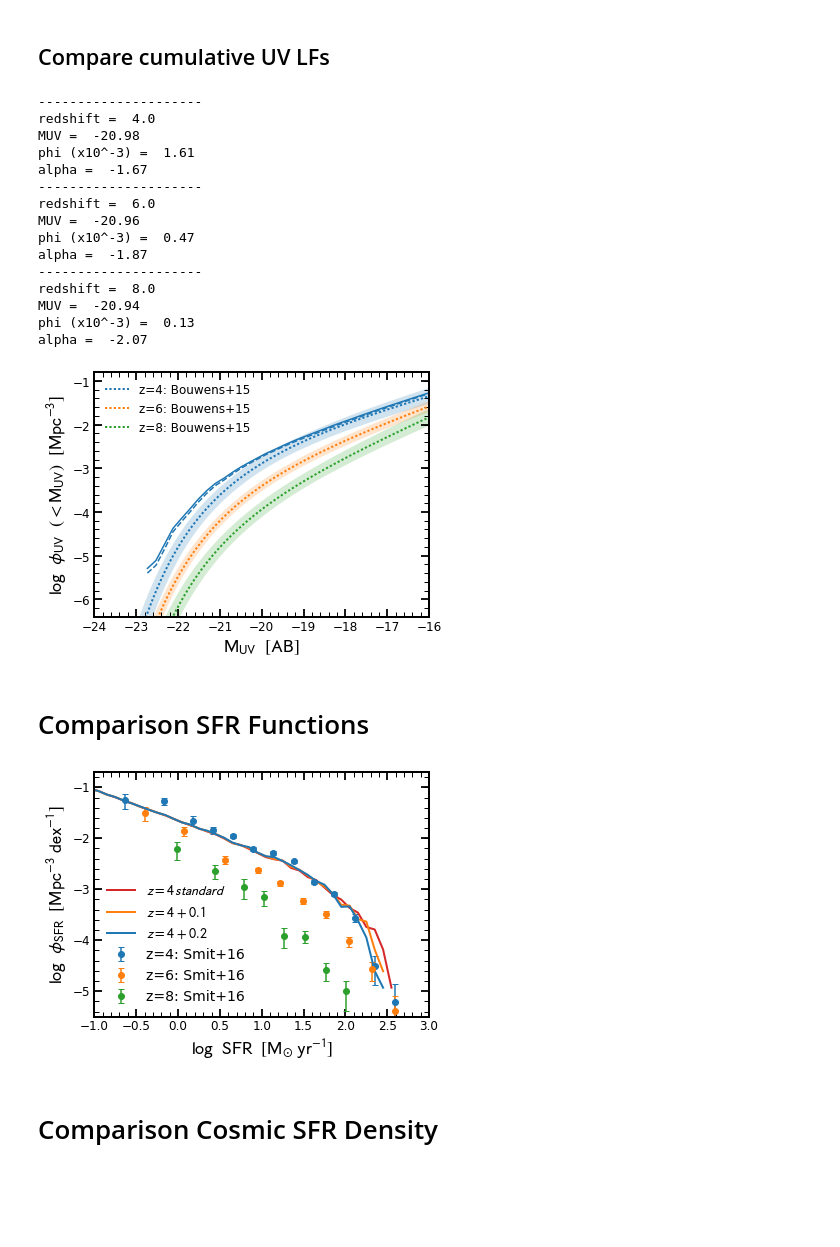
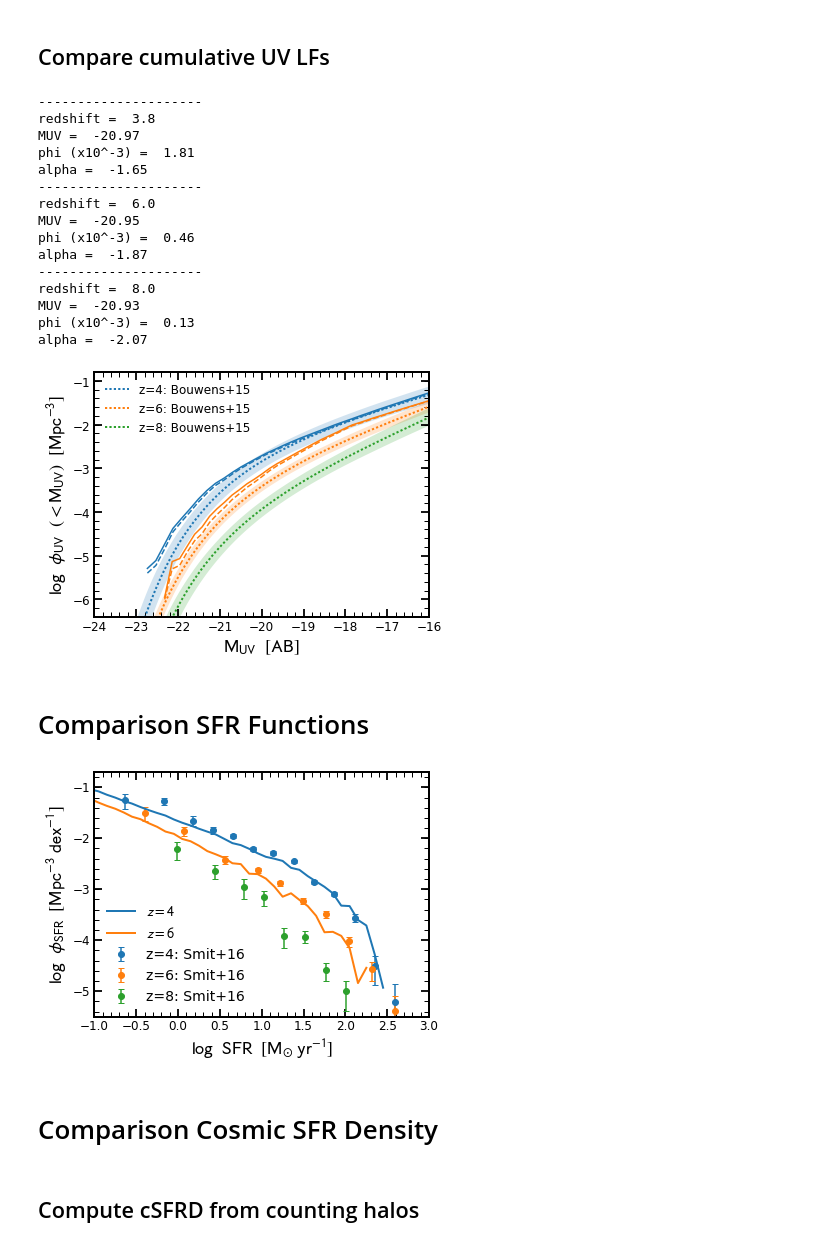
Before and after one commit to stacchella/halo_model, a Jupyter notebook: scripts/Comparison_UV_Observables.ipynb, the cells around one changed output. Cells and saved outputs as stored; diff of their text form; code cells hidden in the pictures; blank space fills up the shorter version.

Commit message:
updated redshift

```diff
--- a/scripts/Comparison_UV_Observables.ipynb
+++ b/scripts/Comparison_UV_Observables.ipynb
@@ -295,12 +295,12 @@ for ii in range(len(redshift_plot)):
     plot_datapoints_observations(ax, LF_obs_dict, redshift_plot[ii], color_plot[ii], label_plot[ii])
 
 
-for ii in range(len(redshift_plot))[0:1]:
+for ii in range(len(redshift_plot))[0:2]:
     mag_bins_center, LF = compute_LF(path_SP_cat + 'SFH_z' + redshift_plot[ii] + '_constant_with_L.hdf5', volume_box, cumulative=False, add_dust=True, redshift_in=float(redshift_plot[ii]), completeness_correction=True, completeness_correction_type='numerical')
     ax.plot(mag_bins_center, np.log10(LF), '-', color=color_plot[ii])
 
 
-for ii in range(len(redshift_plot))[0:1]:
+for ii in range(len(redshift_plot))[0:2]:
     mag_bins_center, LF = compute_LF(path_SP_cat + 'SFH_z' + redshift_plot[ii] + '_constant_with_L.hdf5', volume_box, cumulative=False, add_dust=True, redshift_in=float(redshift_plot[ii]), completeness_correction=False)
     ax.plot(mag_bins_center, np.log10(LF), '--', color=color_plot[ii])
 
@@ -322,23 +322,23 @@ plt.show()
 # get observed, cumulative UV LF from Bouwens et al 2015
 
 list_mag_in = np.linspace(-30.0, -15.0, num=1000)
-list_mag_z4, UVLF_z4_median, UVLF_z4_P16, UVLF_z4_P84 = UV_LF_Bouwens15(list_mag_in, 4.0, num_of_draws=1000, cumulative=True, do_dust_corr=False)
+list_mag_z4, UVLF_z4_median, UVLF_z4_P16, UVLF_z4_P84 = UV_LF_Bouwens15(list_mag_in, 3.8, num_of_draws=1000, cumulative=True, do_dust_corr=False)
 list_mag_z6, UVLF_z6_median, UVLF_z6_P16, UVLF_z6_P84 = UV_LF_Bouwens15(list_mag_in, 6.0, num_of_draws=1000, cumulative=True, do_dust_corr=False)
 list_mag_z8, UVLF_z8_median, UVLF_z8_P16, UVLF_z8_P84 = UV_LF_Bouwens15(list_mag_in, 8.0, num_of_draws=1000, cumulative=True, do_dust_corr=False)
 # %% [output]
 ---------------------
-redshift =  4.0
-MUV =  -20.98
-phi (x10^-3) =  1.61
-alpha =  -1.67
+redshift =  3.8
+MUV =  -20.97
+phi (x10^-3) =  1.81
+alpha =  -1.65
 ---------------------
 redshift =  6.0
-MUV =  -20.96
-phi (x10^-3) =  0.47
+MUV =  -20.95
+phi (x10^-3) =  0.46
 alpha =  -1.87
 ---------------------
 redshift =  8.0
-MUV =  -20.94
+MUV =  -20.93
 phi (x10^-3) =  0.13
 alpha =  -2.07
 # %%
@@ -357,12 +357,12 @@ ax.plot(list_mag_z8, np.log10(UVLF_z8_median), ':', color=color_plot[2], lw=2, l
 ax.fill_between(list_mag_z8, np.log10(UVLF_z8_P16), np.log10(UVLF_z8_P84), color=color_plot[2], lw=0.0, alpha=0.2)
 
 
-for ii in range(len(redshift_plot))[0:1]:
+for ii in range(len(redshift_plot))[0:2]:
     mag_bins_center, LF = compute_LF(path_SP_cat + 'SFH_z' + redshift_plot[ii] + '_constant_with_L.hdf5', volume_box, cumulative=True, add_dust=True, redshift_in=float(redshift_plot[ii]), completeness_correction=True, completeness_correction_type='numerical')
     ax.plot(mag_bins_center, np.log10(LF), '-', color=color_plot[ii])
 
 
-for ii in range(len(redshift_plot))[0:1]:
+for ii in range(len(redshift_plot))[0:2]:
     mag_bins_center, LF = compute_LF(path_SP_cat + 'SFH_z' + redshift_plot[ii] + '_constant_with_L.hdf5', volume_box, cumulative=True, add_dust=True, redshift_in=float(redshift_plot[ii]), completeness_correction=False)
     ax.plot(mag_bins_center, np.log10(LF), '--', color=color_plot[ii])
 
@@ -377,7 +377,7 @@ plt.legend(frameon=False, fontsize=12)
 plt.savefig(path_figures + 'UV_LF_cumulative.pdf', bbox_inches='tight')
 plt.show()
 # %% [output]
-[figure, old version]
+[figure, new version]
 # %%
 UV_mag_limit = -17.0  # Oesch+18 => but is it dust corrected?
 
@@ -535,10 +534,10 @@ SFRFct_obs_dict['8'] = np.array([SFR_list, phi_list, phi_err_list_neg, phi_err_l
 # read in model
 # take average SFR over past 200 Myr (UV SFR)
 
-SFR_bins_center_z4, SFR_fct_model_z4 = compute_SFR_Fct(path_SFH_cat + 'SFH_z4_constant_standard.hdf5', volume_box, cumulative=False, redshift_in=4.0, completeness_correction=True)
-SFR_bins_center_z41, SFR_fct_model_z41 = compute_SFR_Fct(path_SFH_cat + 'SFH_z4_constant_+0.1.hdf5', volume_box, cumulative=False, redshift_in=4.0, completeness_correction=True)
-SFR_bins_center_z42, SFR_fct_model_z42 = compute_SFR_Fct(path_SFH_cat + 'SFH_z4_constant_+0.2.hdf5', volume_box, cumulative=False, redshift_in=4.0, completeness_correction=True)
+SFR_bins_center_z4, SFR_fct_model_z4 = compute_SFR_Fct(path_SP_cat + 'SFH_z4_constant_with_L.hdf5', volume_box, cumulative=False, redshift_in=4.0, completeness_correction=True)
+SFR_bins_center_z6, SFR_fct_model_z6 = compute_SFR_Fct(path_SP_cat + 'SFH_z6_constant_with_L.hdf5', volume_box, cumulative=False, redshift_in=6.0, completeness_correction=True)
+#SFR_bins_center_z41, SFR_fct_model_z41 = compute_SFR_Fct(path_SFH_cat + 'SFH_z4_constant_+0.1.hdf5', volume_box, cumulative=False, redshift_in=4.0, completeness_correction=True)
+#SFR_bins_center_z42, SFR_fct_model_z42 = compute_SFR_Fct(path_SFH_cat + 'SFH_z4_constant_+0.2.hdf5', volume_box, cumulative=False, redshift_in=4.0, completeness_correction=True)
 #SFR_bins_center_z43, SFR_fct_model_z43 = compute_SFR_Fct(path_SFH_cat + 'SFH_z4_constant_0.26.hdf5', volume_box, cumulative=False, redshift_in=4.0, completeness_correction=True)
 #SFR_bins_center_z4, SFR_fct_model_z4 = compute_SFR_Fct(path_SP_cat + 'SFH_z4_constant_with_L.hdf5', volume_box, cumulative=False, redshift_in=4.0, completeness_correction=True)
-#SFR_bins_center_z6, SFR_fct_model_z6 = compute_SFR_Fct(path_SP_cat + 'SFH_z6_constant_with_L_M05.hdf5', volume_box, cumulative=False, redshift_in=6.0, completeness_correction=True)
 # %%
@@ -556,37 +555,38 @@ label_plot = ['z=4: Smit+16', 'z=6: Smit+16', 'z=8: Smit+16']
 fig, ax = plt.subplots(nrows=1, ncols=1, figsize=(6, 4.5))
 
 # Observations
 #ax.plot(np.log10(SFR_list_z4), np.log10(SFR_fct_z4), '--', color='C0', alpha=0.8)
 #ax.fill_between(np.log10(SFR_list_z4), np.log10(SFR_fct_z4_P16), np.log10(SFR_fct_z4_P84), lw=0.0, color='C0', alpha=0.2)
 #ax.plot(np.log10(SFR_list_z6), np.log10(SFR_fct_z6), '--', color='C1', alpha=0.8)
 #ax.fill_between(np.log10(SFR_list_z6), np.log10(SFR_fct_z6_P16), np.log10(SFR_fct_z6_P84), lw=0.0, color='C1', alpha=0.2)
 #ax.plot(np.log10(SFR_list_z8), np.log10(SFR_fct_z8), '--', color='C2', alpha=0.8)
 #ax.fill_between(np.log10(SFR_list_z8), np.log10(SFR_fct_z8_P16), np.log10(SFR_fct_z8_P84), lw=0.0, color='C2', alpha=0.2)
 
 # data points from observatoins
 for ii in range(len(redshift_plot)):
     plot_datapoints_observations(ax, SFRFct_obs_dict, redshift_plot[ii], color_plot[ii], label_plot[ii])
 
 
 
 # Model
-ax.plot(SFR_bins_center_z4, np.log10(SFR_fct_model_z4), '-', color='C3', lw=2, label=r'$z=4\/standard$')
-ax.plot(SFR_bins_center_z41, np.log10(SFR_fct_model_z41), '-', color='C1', lw=2, label=r'$z=4\/+0.1$')
-ax.plot(SFR_bins_center_z42, np.log10(SFR_fct_model_z42), '-', color='C0', lw=2, label=r'$z=4\/+0.2$')
+ax.plot(SFR_bins_center_z4, np.log10(SFR_fct_model_z4), '-', color=color_plot[0], lw=2, label=r'$z=4$')
+ax.plot(SFR_bins_center_z6, np.log10(SFR_fct_model_z6), '-', color=color_plot[1], lw=2, label=r'$z=6$')
+#ax.plot(SFR_bins_center_z41, np.log10(SFR_fct_model_z41), '-', color='C1', lw=2, label=r'$z=4\/+0.1$')
+#ax.plot(SFR_bins_center_z42, np.log10(SFR_fct_model_z42), '-', color='C0', lw=2, label=r'$z=4\/+0.2$')
 #ax.plot(SFR_bins_center_z43, np.log10(SFR_fct_model_z43), '-', color='C0', lw=2, label=r'$z=4\/0.26$')
 #ax.plot(np.log10(SFR_bins_center_z8), np.log10(SFR_fct_model_z8), '-', color='C2', lw=2, label=r'$z=8$')
 
 ax.set_xlabel(r'$\log\/\/\/\/\mathrm{SFR}\/\/\/\/[\mathrm{M_{\odot}}\/\/\mathrm{yr}^{-1}]$', fontsize=18)
 ax.set_ylabel(r'$\log\/\/\/\/\phi_{\rm SFR}\/\/\/\/[\mathrm{Mpc}^{-3}\/\/\mathrm{dex}^{-1}]$', fontsize=18)
 
 ax.set_xlim([-1.0, 3.0])
 ax.set_ylim([-5.5, -0.7])
 
 plt.legend(frameon=False, fontsize=14)
 plt.savefig(path_figures + 'SFR_Fct_evolution2.pdf', bbox_inches='tight')
 plt.show()
 # %% [output]
-[figure, old version]
+[figure, new version]
 # %% [markdown]
 # Comparison Cosmic SFR Density
 # %%
@@ -616,0 +624,2 @@ add_dust(-17.0, 6.0)
+# %% [markdown]
+## Compute cSFRD from counting halos
```
Also changed, not shown: parts of 13 cells of this notebook, 8 other files.
